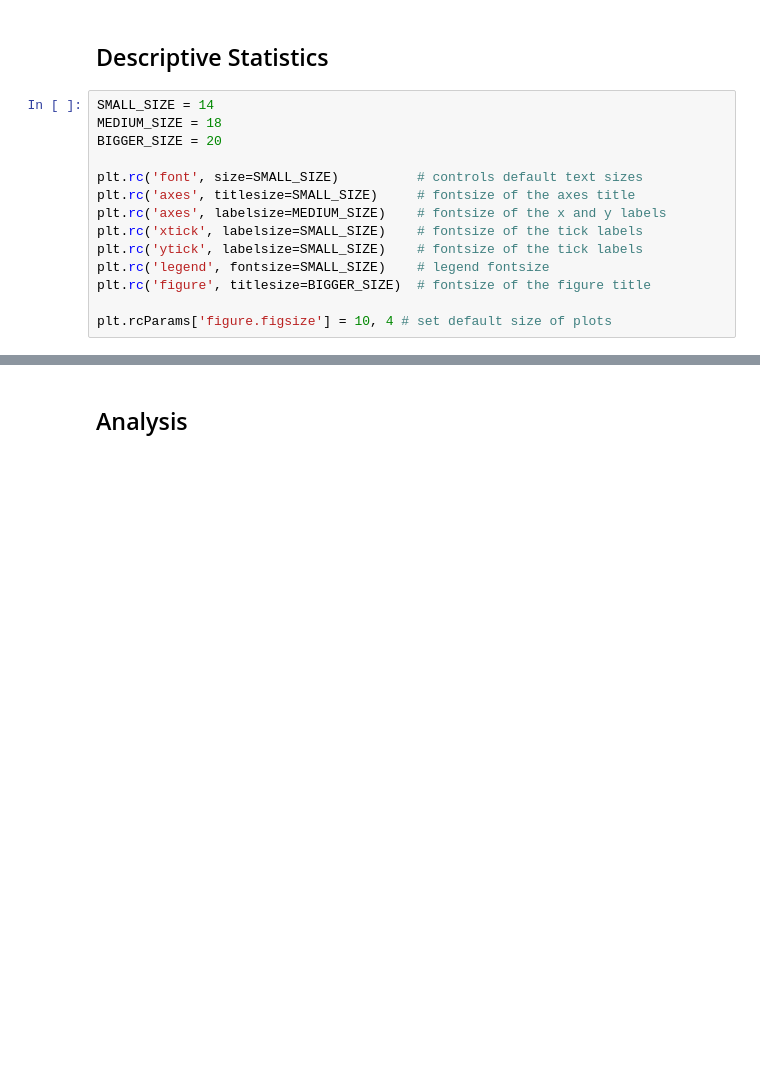
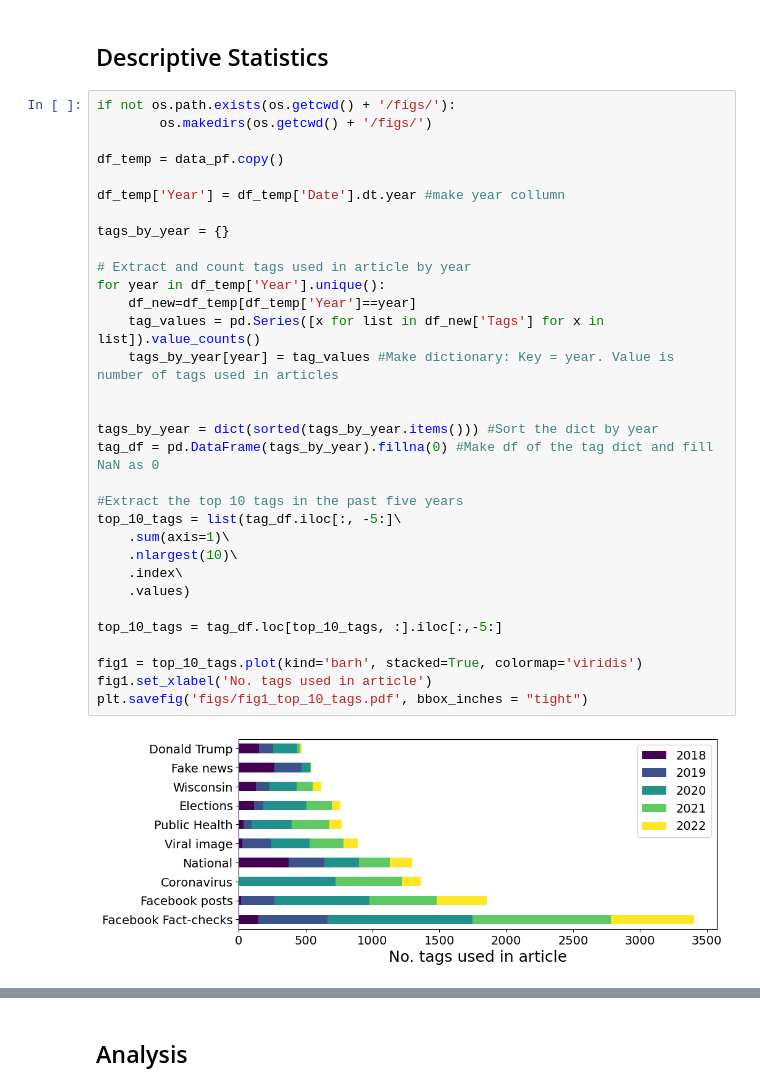
Before and after one commit to pgb206/ISDS2022_group7, a Jupyter notebook: project_copy/project.ipynb, the cells around one changed output, grey strips where cells are left out. Cells and saved outputs as stored; diff of their text form; blank space fills up the shorter version.

Commit message:
'Project copy' work. Almost done

```diff
--- a/project_copy/project.ipynb
+++ b/project_copy/project.ipynb
@@ -481,16 +533,36 @@ KeyboardInterrupt
 # %% [markdown]
 ## Descriptive Statistics
-# %%
-SMALL_SIZE = 14
-MEDIUM_SIZE = 18
-BIGGER_SIZE = 20
-
-plt.rc('font', size=SMALL_SIZE)          # controls default text sizes
-plt.rc('axes', titlesize=SMALL_SIZE)     # fontsize of the axes title
-plt.rc('axes', labelsize=MEDIUM_SIZE)    # fontsize of the x and y labels
-plt.rc('xtick', labelsize=SMALL_SIZE)    # fontsize of the tick labels
-plt.rc('ytick', labelsize=SMALL_SIZE)    # fontsize of the tick labels
-plt.rc('legend', fontsize=SMALL_SIZE)    # legend fontsize
-plt.rc('figure', titlesize=BIGGER_SIZE)  # fontsize of the figure title
-
-plt.rcParams['figure.figsize'] = 10, 4 # set default size of plots
+# %%
+if not os.path.exists(os.getcwd() + '/figs/'):
+        os.makedirs(os.getcwd() + '/figs/')
+
+df_temp = data_pf.copy()
+
+df_temp['Year'] = df_temp['Date'].dt.year #make year collumn
+
+tags_by_year = {}
+
+# Extract and count tags used in article by year
+for year in df_temp['Year'].unique():
+    df_new=df_temp[df_temp['Year']==year]
+    tag_values = pd.Series([x for list in df_new['Tags'] for x in list]).value_counts()
+    tags_by_year[year] = tag_values #Make dictionary: Key = year. Value is number of tags used in articles
+
+
+tags_by_year = dict(sorted(tags_by_year.items())) #Sort the dict by year
+tag_df = pd.DataFrame(tags_by_year).fillna(0) #Make df of the tag dict and fill NaN as 0
+
+#Extract the top 10 tags in the past five years
+top_10_tags = list(tag_df.iloc[:, -5:]\
+    .sum(axis=1)\
+    .nlargest(10)\
+    .index\
+    .values)
+
+top_10_tags = tag_df.loc[top_10_tags, :].iloc[:,-5:]
+
+fig1 = top_10_tags.plot(kind='barh', stacked=True, colormap='viridis')
+fig1.set_xlabel('No. tags used in article')
+plt.savefig('figs/fig1_top_10_tags.pdf', bbox_inches = "tight")
+# %% [output]
+[figure, added]
```
Also changed, not shown: parts of 36 cells of this notebook, 5 other files.
